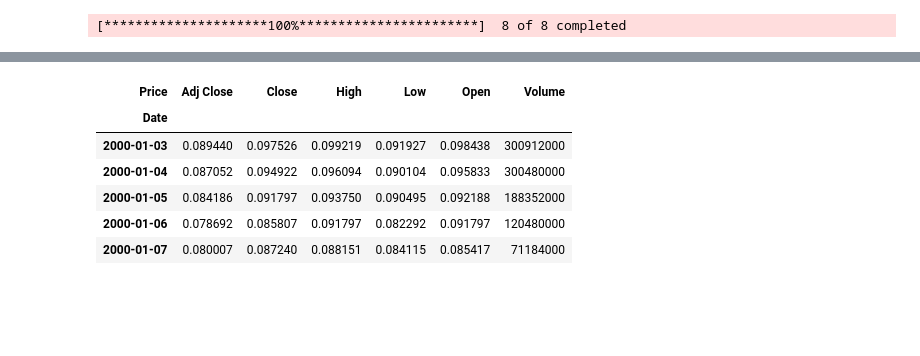
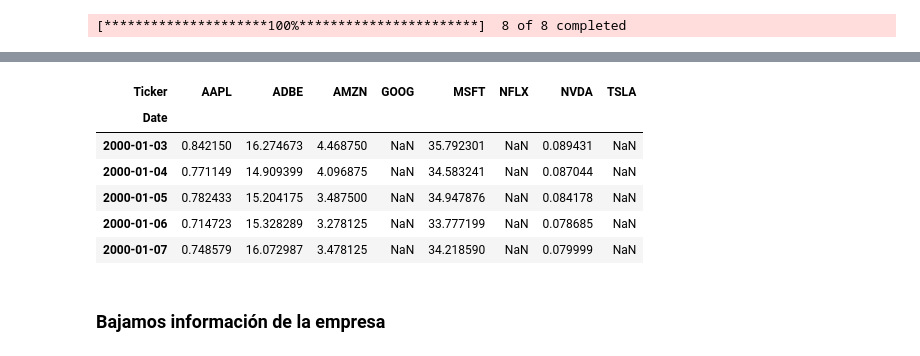
Before and after one commit to alfonso-santos/master-bilbao, a Jupyter notebook: src/sesion_1/3-descarga-datos.ipynb, the cells around one changed output, grey strips where cells are left out. Drawn from its saved outputs; the diff is of its cells as text; code cells hidden in the pictures; blank space fills up the shorter version.

```diff
--- a/src/sesion_1/3-descarga-datos.ipynb
+++ b/src/sesion_1/3-descarga-datos.ipynb
@@ -138,11 +145,11 @@ En la celda a continuación, descargamos los datos de varios activos financieros
 # %%
 activos = ["AAPL", "MSFT", "AMZN", "GOOG", "TSLA", "NVDA", "ADBE", "NFLX"]
-df_yahoo = yf.download(
+precios = yf.download(
     activos,
-    start="2000-01-01",
-    end="2011-01-01",
+    start=start_date,
+    end=end_date,
     auto_adjust=False,
     multi_level_index=True,
-)
+)['Adj Close']
 # %% [output]
 [*********************100%***********************]  8 of 8 completed
@@ -204,18 +156,12 @@ Name: (Close, MSFT), dtype: float64
-# %%
-# 3. Del DataFrame descargado, muestra todos los atributos de 'NVDA'.
-
-# SOLUCION
-idx = pd.IndexSlice
-solucion_3 = df_yahoo.loc[:, idx[:, "NVDA"]]
-solucion_3.columns = solucion_3.columns.droplevel(
-    1
-)  # Prueba a comentar esta línea. ¿Qué sucede?
-solucion_3.head()
-# %% [output]
-| Price | Adj Close | Close | High | Low | Open | Volume |
-| Date |  |  |  |  |  |  |
-| 2000-01-03 | 0.089440 | 0.097526 | 0.099219 | 0.091927 | 0.098438 | 300912000 |
-| 2000-01-04 | 0.087052 | 0.094922 | 0.096094 | 0.090104 | 0.095833 | 300480000 |
-| 2000-01-05 | 0.084186 | 0.091797 | 0.093750 | 0.090495 | 0.092188 | 188352000 |
-| 2000-01-06 | 0.078692 | 0.085807 | 0.091797 | 0.082292 | 0.091797 | 120480000 |
-| 2000-01-07 | 0.080007 | 0.087240 | 0.088151 | 0.084115 | 0.085417 | 71184000 |
+# %%
+precios.head()
+# %% [output]
+| Ticker | AAPL | ADBE | AMZN | GOOG | MSFT | NFLX | NVDA | TSLA |
+| Date |  |  |  |  |  |  |  |  |
+| 2000-01-03 | 0.842150 | 16.274673 | 4.468750 | NaN | 35.792301 | NaN | 0.089431 | NaN |
+| 2000-01-04 | 0.771149 | 14.909399 | 4.096875 | NaN | 34.583241 | NaN | 0.087044 | NaN |
+| 2000-01-05 | 0.782433 | 15.204175 | 3.487500 | NaN | 34.947876 | NaN | 0.084178 | NaN |
+| 2000-01-06 | 0.714723 | 15.328289 | 3.278125 | NaN | 33.777199 | NaN | 0.078685 | NaN |
+| 2000-01-07 | 0.748579 | 16.072987 | 3.478125 | NaN | 34.218590 | NaN | 0.079999 | NaN |
+# %% [markdown]
+### Bajamos información de la empresa
```
Also changed, not shown: parts of 24 cells of this notebook, 5 other files.
